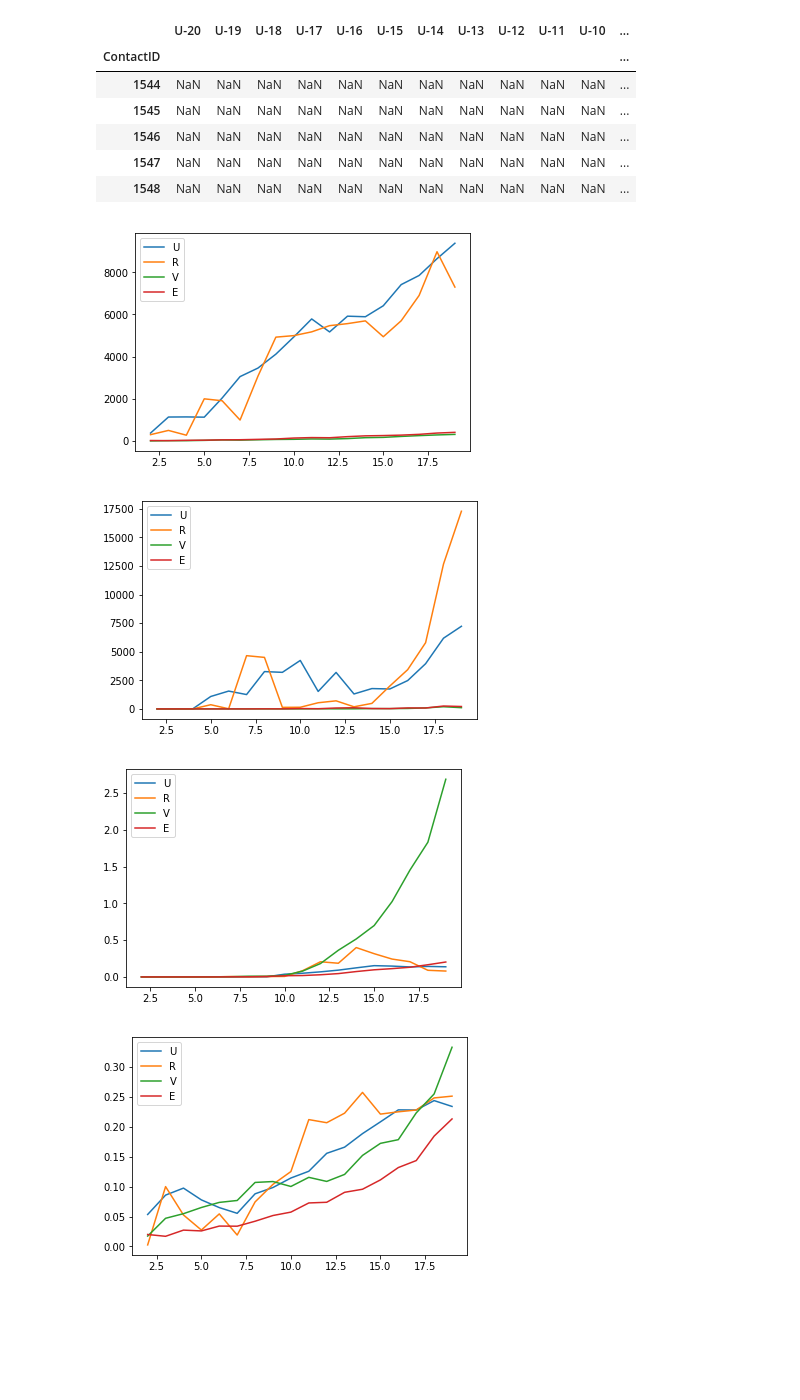
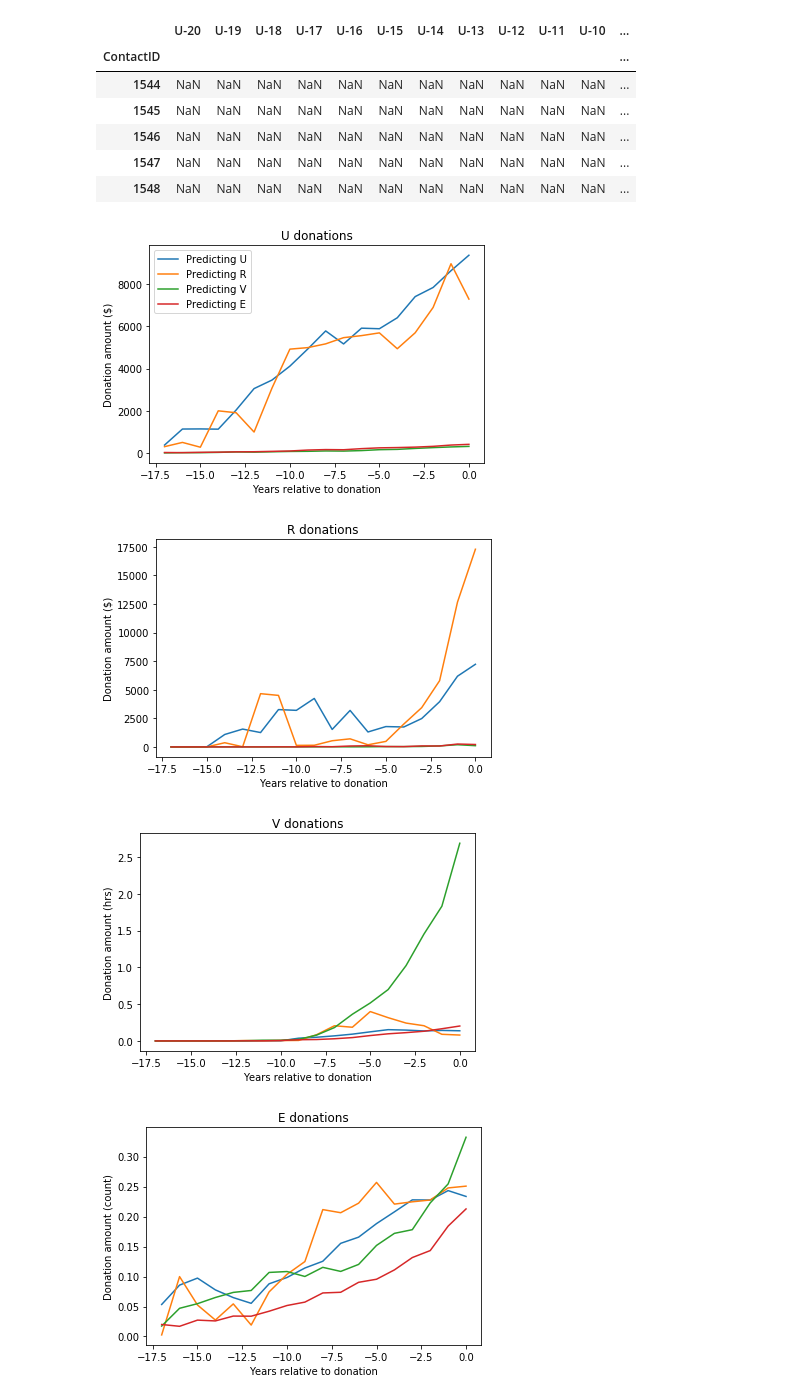
Before and after one commit to ContextLab/storytelling-with-data, a Jupyter notebook: data-stories/upper-valley-land-trust/uvlt_donation_timeline.ipynb, the cells around one changed output. Saved outputs shown, nothing was run; the diff lists cells and outputs as text; code cells hidden in the pictures; blank space fills up the shorter version.

Commit message:
updated uvlt donation timeline notebook

```diff
--- a/data-stories/upper-valley-land-trust/uvlt_donation_timeline.ipynb
+++ b/data-stories/upper-valley-land-trust/uvlt_donation_timeline.ipynb
@@ -267,12 +272,16 @@ ax = plt.subplot(1, len(donation_types))
 # %%
 units = ['\$', '\$', 'hrs', 'count']
-for i, d1 in enumerate(donation_types):
-    for j, d2 in enumerate(donation_types):
-        ax[j].plot(dta[i].loc[d2, :].values)
-    plt.legend(donation_types)
+for i, d1 in enumerate(donation_types): #plot ID-- what is being plotted leading up to moment of donation
+    for j, d2 in enumerate(donation_types): #plot a line for each type of donation being predicted
+        plt.plot(-(years[-1] - years), dta[i].loc[d2, :].values)
+        plt.xlabel('Years relative to donation')
+        plt.ylabel(f'Donation amount ({units[i]})')
+        plt.title(f'{d1} donations')
+    if i == 0:
+        plt.legend([f'Predicting {x}' for x in donation_types])
     plt.show()
 # %% [output]
-[figure, old version]
+[figure, new version]
-[figure, old version]
+[figure, new version]
-[figure, old version]
+[figure, new version]
-[figure, old version]
+[figure, new version]
```
Also changed, not shown: parts of 19 cells of this notebook, 1 other file.
